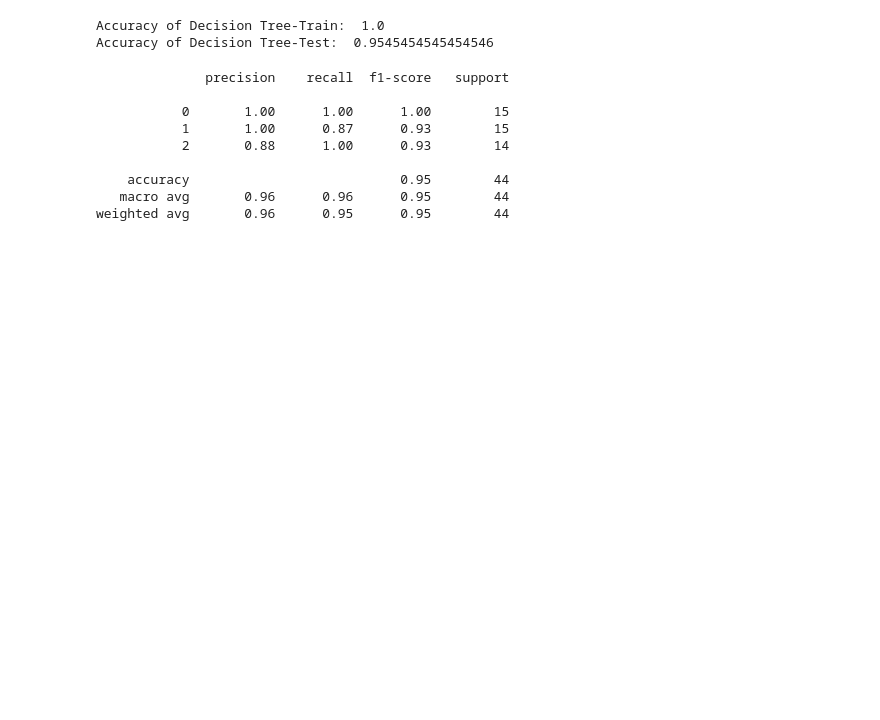
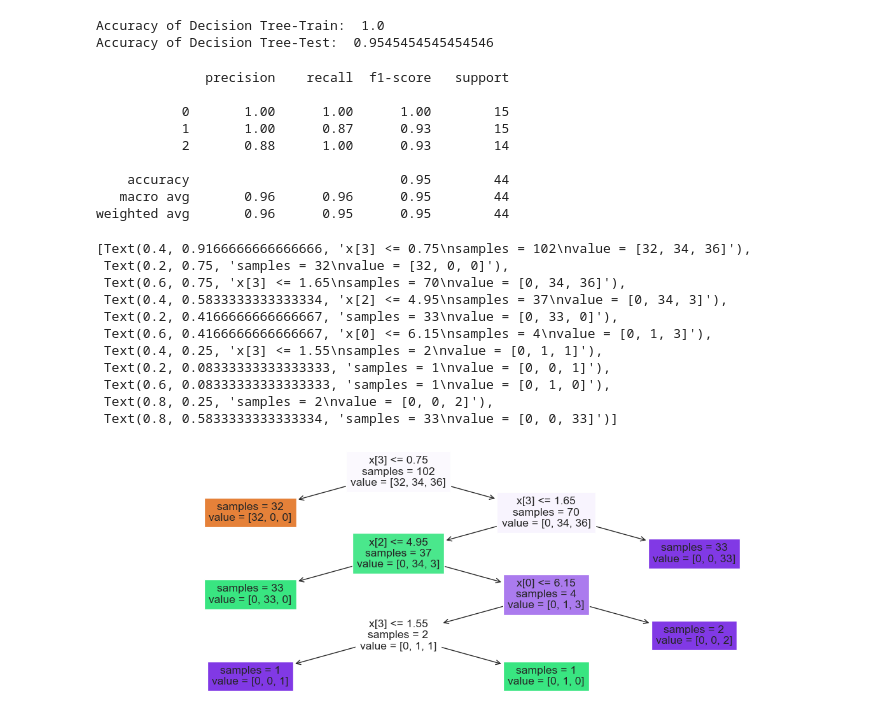
Before and after one commit to Ta3ikNSU/MLL, a Jupyter notebook: 1.Decision Tree.ipynb, the cells around one changed output. Drawn from its saved outputs; the diff is of its cells as text; code cells hidden in the pictures; blank space fills up the shorter version.

```diff
--- a/1.Decision Tree.ipynb
+++ b/1.Decision Tree.ipynb
@@ -133,3 +127,19 @@ print(classification_report(y_test,y_pred))
     accuracy                           0.95        44
    macro avg       0.96      0.96      0.95        44
 weighted avg       0.96      0.95      0.95        44
+# %%
+plt.figure(figsize=(15,5))
+plot_tree(dt, filled=True, impurity=False)
+# %% [output]
+[Text(0.4, 0.9166666666666666, 'x[3] <= 0.75\nsamples = 102\nvalue = [32, 34, 36]'),
+ Text(0.2, 0.75, 'samples = 32\nvalue = [32, 0, 0]'),
+ Text(0.6, 0.75, 'x[3] <= 1.65\nsamples = 70\nvalue = [0, 34, 36]'),
+ Text(0.4, 0.5833333333333334, 'x[2] <= 4.95\nsamples = 37\nvalue = [0, 34, 3]'),
+ Text(0.2, 0.4166666666666667, 'samples = 33\nvalue = [0, 33, 0]'),
+ Text(0.6, 0.4166666666666667, 'x[0] <= 6.15\nsamples = 4\nvalue = [0, 1, 3]'),
+ Text(0.4, 0.25, 'x[3] <= 1.55\nsamples = 2\nvalue = [0, 1, 1]'),
+ Text(0.2, 0.08333333333333333, 'samples = 1\nvalue = [0, 0, 1]'),
+ Text(0.6, 0.08333333333333333, 'samples = 1\nvalue = [0, 1, 0]'),
+ Text(0.8, 0.25, 'samples = 2\nvalue = [0, 0, 2]'),
+ Text(0.8, 0.5833333333333334, 'samples = 33\nvalue = [0, 0, 33]')]
+[figure, added]
```
Also changed, not shown: parts of 3 cells of this notebook.
